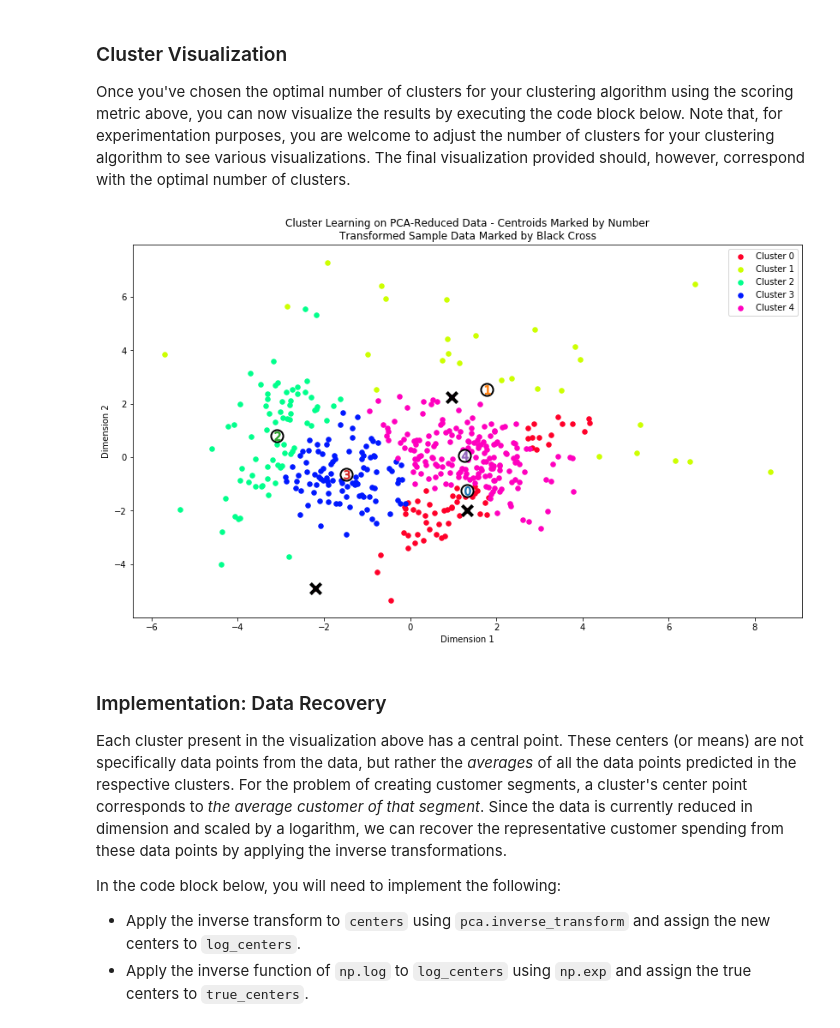
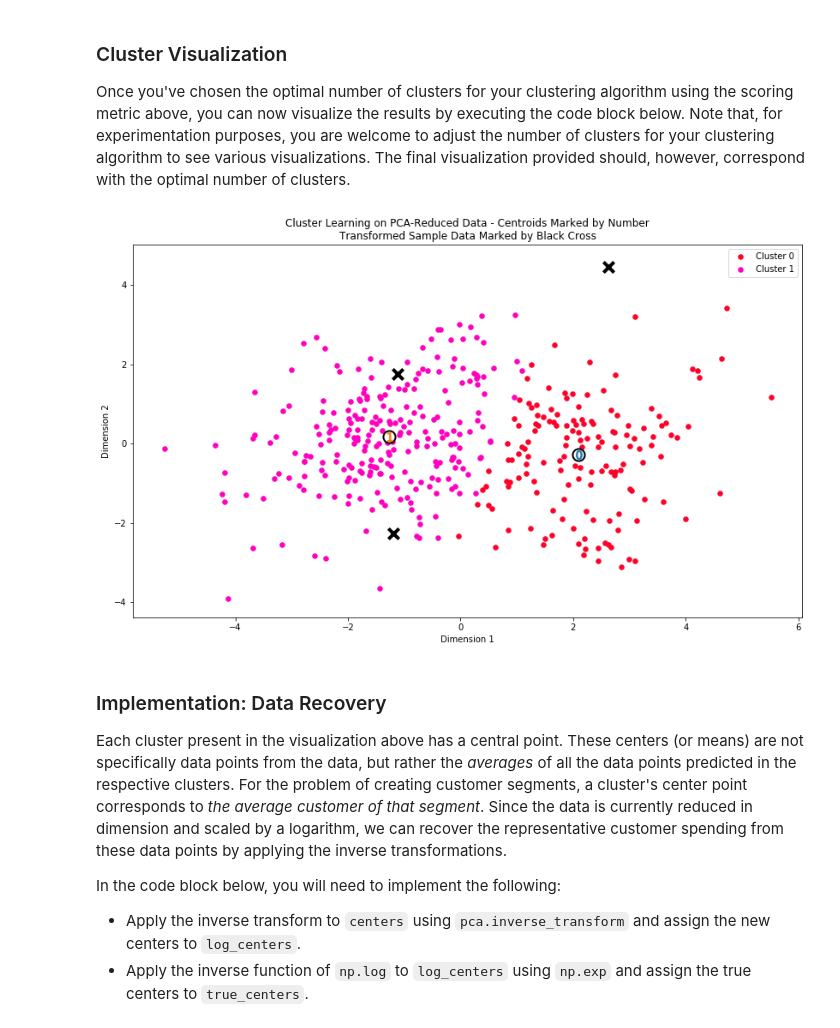
Before and after one commit to bnitin92/machine-learning, a Jupyter notebook: projects/customer_segments/customer_segments.ipynb, the cells around one changed output. Drawn from its saved outputs; the diff is of its cells as text; code cells hidden in the pictures.

```diff
--- a/projects/customer_segments/customer_segments.ipynb
+++ b/projects/customer_segments/customer_segments.ipynb
@@ -537,11 +597,29 @@ for i in range(2,15):
 # %% [markdown]
 ### Cluster Visualization
 Once you've chosen the optimal number of clusters for your clustering algorithm using the scoring metric above, you can now visualize the results by executing the code block below. Note that, for experimentation purposes, you are welcome to adjust the number of clusters for your clustering algorithm to see various visualizations. The final visualization provided should, however, correspond with the optimal number of clusters.
-# %%
-# Display the results of the clustering from implementation
-vs.cluster_results(reduced_data, preds, centers, pca_samples)
-# %% [output]
-[figure, removed]
+# %%
+
+# Apply your clustering algorithm of choice to the reduced data
+clusterer = GaussianMixture(n_components=2, random_state=10)
+clusterer.fit(reduced_data)
+
+# Predict the cluster for each data point
+preds = clusterer.predict(reduced_data)
+
+# Find the cluster centers
+centers = clusterer.means_
+
+# Predict the cluster for each transformed sample data point
+sample_preds = clusterer.predict(pca_samples)
+
+# Calculate the mean silhouette coefficient for the number of clusters chosen
+score = silhouette_score(reduced_data, preds)
+
+
+# Display the results of the clustering from implementation
+vs.cluster_results(reduced_data, preds, centers, pca_samples)
+# %% [output]
+[figure, added]
 # %% [markdown]
 ### Implementation: Data Recovery
 Each cluster present in the visualization above has a central point. These centers (or means) are not specifically data points from the data, but rather the *averages* of all the data points predicted in the respective clusters. For the problem of creating customer segments, a cluster's center point corresponds to *the average customer of that segment*. Since the data is currently reduced in dimension and scaled by a logarithm, we can recover the representative customer spending from these data points by applying the inverse transformations.
```
Also changed, not shown: parts of 29 cells of this notebook, 1 other file.
